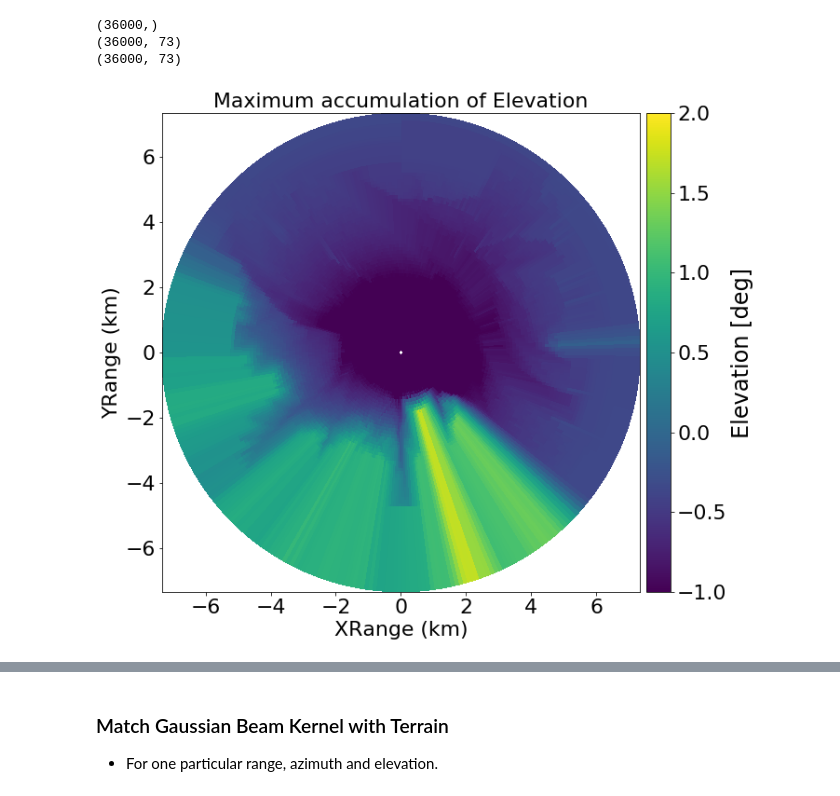
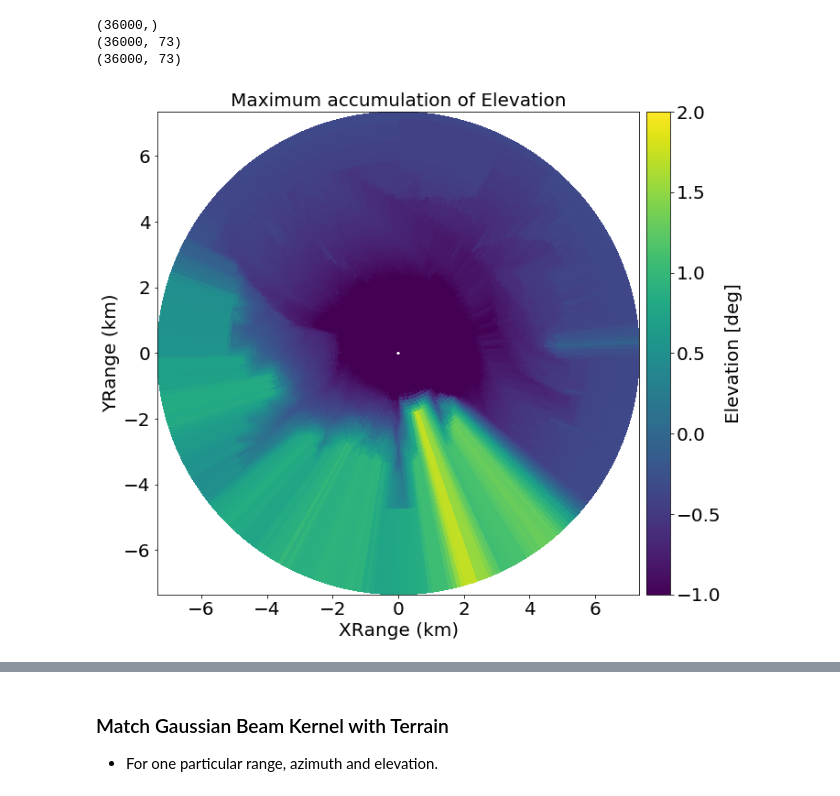
Before and after one commit to heistermann/beamblockage, a Jupyter notebook: ERAD_2018.ipynb, the cells around one changed output, grey strips where cells are left out. Saved outputs shown, nothing was run; the diff lists cells and outputs as text; code cells hidden in the pictures.

Commit message:
WIP: fix images, minor changes

```diff
--- a/ERAD_2018.ipynb
+++ b/ERAD_2018.ipynb
@@ -58,7 +58,7 @@ import numpy as np
 sitecoords = (7.071663, 50.73052, 99.5)
 nrays = 360 # number of rays
 nbins = 1000 # number of range bins
-el = 2.0 # vertical antenna pointing angle (deg)
+el = 1.0 # vertical antenna pointing angle (deg)
 bw = 1.0 # half power beam width (deg)
 range_res = 100. # range resolution (meters)
 r = np.arange(nbins) * range_res
@@ -445,13 +445,13 @@ ax1.axhspan(el - bw / 2., el + bw / 2., color='k', alpha=0.3,
 ax1.set_xlim(start_azi, stop_azi)
 ax1.set_ylim(-1, 3)
 
-ax1.set_ylabel('Elevation (deg)', size=22)
+ax1.set_ylabel('Elevation (deg)', size=20)
 #ax1.set_title('Azimuth {}deg-{}deg'.format(start_azi, stop_azi))
 ax1.legend()
 ax1.set_title('Terrain Point Elevation as seen from Radar', size=24)
 for item in ([ax1.title, ax1.xaxis.label, ax1.yaxis.label] +
                  ax1.get_xticklabels() + ax1.get_yticklabels()):
-    item.set_fontsize(22)
+    item.set_fontsize(20)
 
 ax2 = fig.add_subplot(212)
 ax2.plot(az_arr[i+1][::sp], rh_arr[i+1][::sp], '-.', label='{}m Range'.format((i+1)*100))
@@ -463,12 +463,12 @@ ax2.set_xlim(start_azi, stop_azi)
 ax2.set_ylim((i-1) * 100, (i+2) * 100)
 #ax2.set_ylim((i-1), (i+5))
 #ax2.legend()
-ax2.set_xlabel('Azimuth (deg)', size=22)
-ax2.set_ylabel('Range (m)', size=22)
+ax2.set_xlabel('Azimuth (deg)', size=20)
+ax2.set_ylabel('Range (m)', size=20)
 ax2.set_title('Terrain Point Range as seen from Radar', size=24)
 for item in ([ax2.title, ax2.xaxis.label, ax2.yaxis.label] +
                  ax2.get_xticklabels() + ax2.get_yticklabels()):
-    item.set_fontsize(22)
+    item.set_fontsize(20)
 pl.tight_layout()
 pl.savefig("assets/image_005.png")
 # %% [output]
@@ -491,14 +491,14 @@ ax1.axhspan(el - bw / 2., el + bw / 2., color='k', alpha=0.3,
             label='Radar Beam at {} deg'.format(el))
 ax1.set_xlim(start_azi, stop_azi)
 ax1.set_ylim(0, 2)
-ax1.set_ylabel('Elevation (deg)', size=22)
+ax1.set_ylabel('Elevation (deg)', size=20)
 ax1.set_title('Azimuth {}deg-{}deg'.format(start_azi, stop_azi))
 ax1.legend()
 ax1.set_title('Terrain Point Elevation as seen from Radar',
-              size=24)
+              size=22)
 for item in ([ax1.title, ax1.xaxis.label, ax1.yaxis.label] +
                  ax1.get_xticklabels() + ax1.get_yticklabels()):
-        item.set_fontsize(22)
+        item.set_fontsize(20)
 
 ax2 = fig.add_subplot(212)
 ax2.plot(az_arr[i+2][::sp], rh_arr[i+2][::sp], '-*', label='{}m Range'.format((i+2)*100))
@@ -512,12 +512,12 @@ for k, d in enumerate(np.arange((i)*100, (i+3)*100, 100)):
         ax2.axhline(d, c='k', ls='dashed')
 ax2.set_xlim(start_azi, stop_azi)
 ax2.set_ylim((i-1) * 100, (i+3) * 100)
-ax2.set_ylabel('Range (m)', size=22)
+ax2.set_ylabel('Range (m)', size=20)
 #ax2.set_ylim((i-1), (i+5))
 #ax2.legend()
-ax2.set_xlabel('Azimuth (deg)', size=22)
+ax2.set_xlabel('Azimuth (deg)', size=20)
 ax2.set_title('Terrain Point Range as seen from Radar',
-              size=24)
+              size=22)
 for item in ([ax2.title, ax2.xaxis.label, ax2.yaxis.label] +
                  ax2.get_xticklabels() + ax2.get_yticklabels()):
         item.set_fontsize(22)
@@ -565,32 +565,32 @@ print(th_maxacc.shape)
 # %%
 #print(polarvalues.shape, gr_xyz.shape)
 small1_xyz = gr_xyz.copy()
 small1_xyz[..., 2] = polarvalues
 
 fig = pl.figure(figsize=(10,10))
 ax = fig.add_subplot(111)
 ax.set_title('Maximum accumulation of Elevation')
 # calculate spherical coordinates
 r2, phi2, th2 = wrl.georef.xyz_to_spherical(small1_xyz, sitecoords[2], proj=rad)
 
 ax, pm = wrl.vis.plot_ppi(th_maxacc[::100],
                           r=r2[0,0:73]/1000.,
                           az=azi_hr[::100],
                           vmin=-1, vmax=2., ax=ax)
 div1 = make_axes_locatable(ax)
 cax1 = div1.append_axes("right", size="5%", pad=0.1)
 cb = pl.gcf().colorbar(pm, cax=cax1)
-cb.set_label('Elevation [deg]', size=24)
+cb.set_label('Elevation [deg]', size=20)
 ax.set_xlabel('XRange (km)')
 ax.set_ylabel('YRange (km)')
 for item in ([ax.title, ax.xaxis.label, ax.yaxis.label] +
                  ax.get_xticklabels() + ax.get_yticklabels()):
-    item.set_fontsize(22)
-cb.ax.tick_params(labelsize=22)
+    item.set_fontsize(20)
+cb.ax.tick_params(labelsize=20)
 pl.tight_layout()
 pl.savefig("assets/image_007.png")
 # %% [output]
-[figure, old version]
+[figure, new version]
 # %% [markdown]
 ![Maximum Accumulation of Elevations along Range](assets/image_007.png)
 # %%
```
Also changed, not shown: parts of 16 cells of this notebook, 11 other files.
